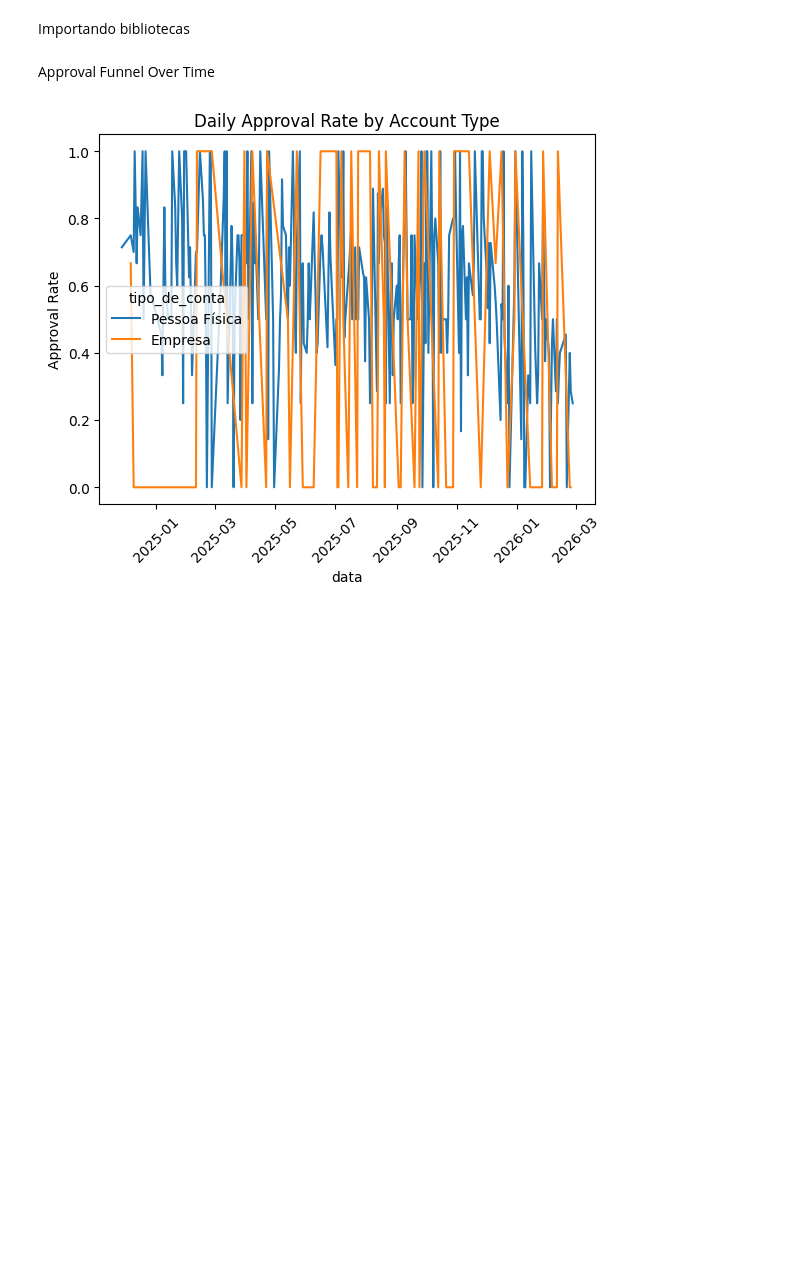
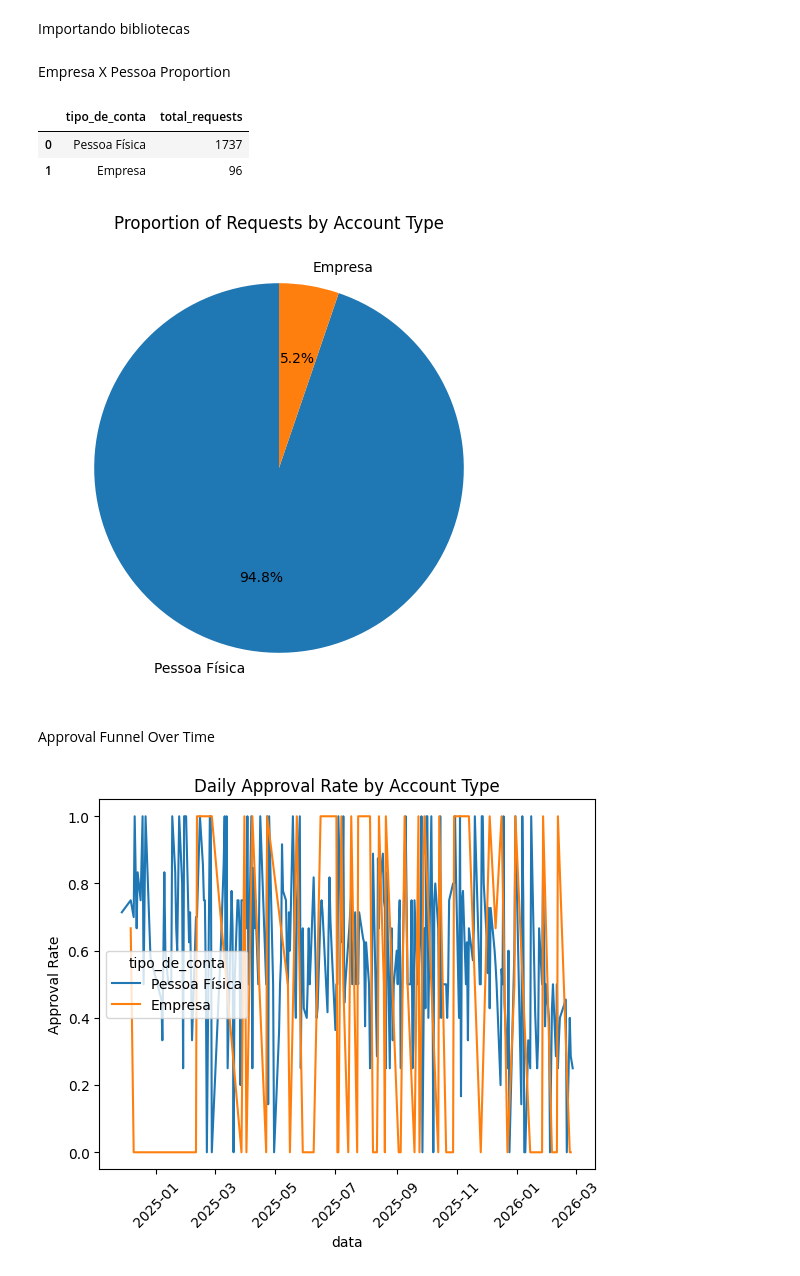
Before and after one commit to Maldinni/SIGAMA-data-analysis, a Jupyter notebook: src/plotting/graphs.ipynb, the cells around one changed output. Drawn from its saved outputs; the diff is of its cells as text; code cells hidden in the pictures; blank space fills up the shorter version.

Commit message:
[UPDATE] Adicionados mais plots

```diff
--- a/src/plotting/graphs.ipynb
+++ b/src/plotting/graphs.ipynb
@@ -20,6 +20,37 @@ df["data"] = pd.to_datetime(
 )
 
 df["approved"] = (df["status"] == "APROVADO").astype(int)
+# %% [markdown]
+Empresa X Pessoa Proportion
+# %%
+type_counts = (
+    df["tipo_de_conta"]
+      .value_counts()
+      .reset_index()
+)
+
+type_counts.columns = ["tipo_de_conta", "total_requests"]
+
+type_counts
+# %% [output]
+|  | tipo_de_conta | total_requests |
+| 0 | Pessoa Física | 1737 |
+| 1 | Empresa | 96 |
+# %%
+plt.figure(figsize=(6,6))
+
+plt.pie(
+    type_counts["total_requests"],
+    labels=type_counts["tipo_de_conta"],
+    autopct="%1.1f%%",
+    startangle=90
+)
+
+plt.title("Proportion of Requests by Account Type")
+
+plt.show()
+# %% [output]
+[figure, added]
 # %% [markdown]
 Approval Funnel Over Time
 # %%
```
Also changed, not shown: parts of 7 cells of this notebook.
